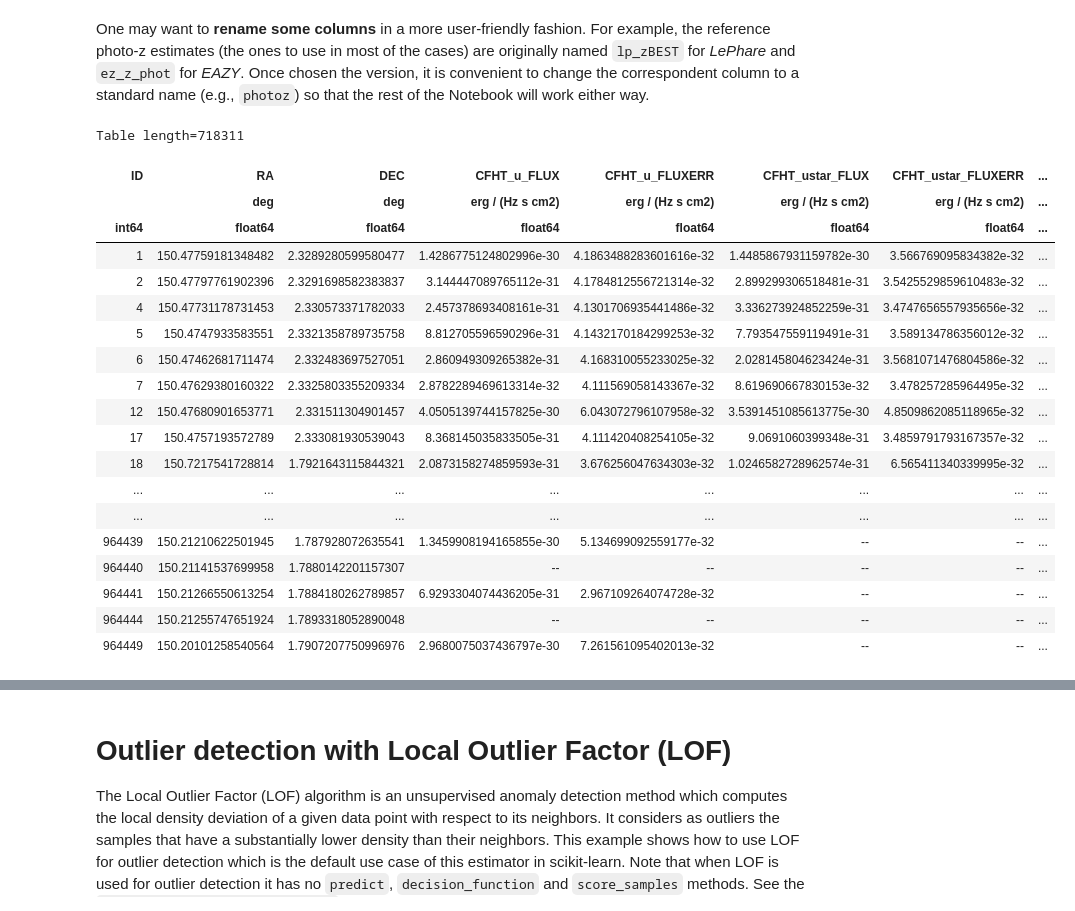
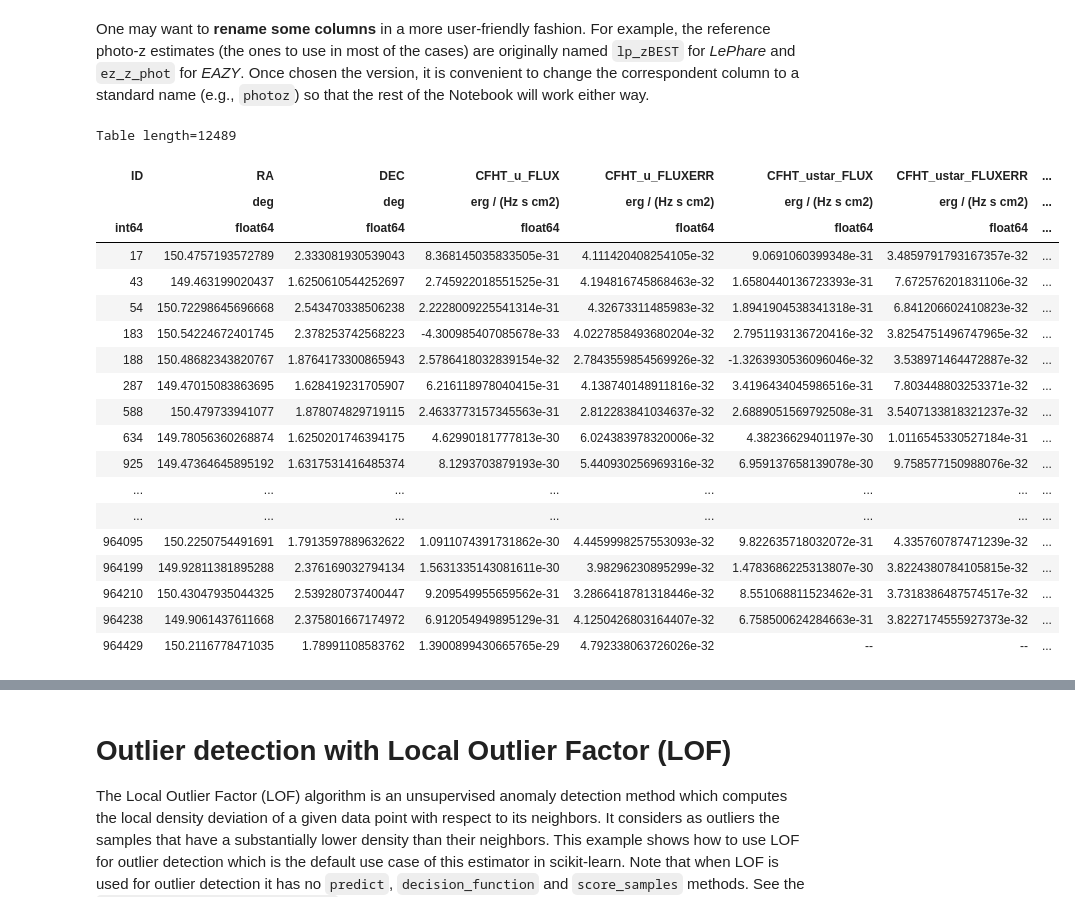
Before and after one commit to Glaferg/N3-2024, a Jupyter notebook: cosmos2020-readcat/COSMOS2024_gabesversion.ipynb, the cells around one changed output, grey strips where cells are left out. Cells and saved outputs as stored; diff of their text form; code cells hidden in the pictures.

```diff
--- a/cosmos2020-readcat/COSMOS2024_gabesversion.ipynb
+++ b/cosmos2020-readcat/COSMOS2024_gabesversion.ipynb
@@ -277,26 +277,27 @@ cat.rename_column('DELTA_J2000','DEC')
 # Save the re-formatted table as a FITS file.
 cat.write(dir_out+'COSMOS2020_{}_processed.fits'.format(catversion),overwrite=True)
 # %%
-searchfield = cat[cat['photoz']>=0]
+# searchfield = cat[(cat['photoz']<=0.6) && ([cat['photoz'] >= 0.5])]
+searchfield = cat[(cat['photoz']<=0.6) & (cat['photoz']>=0.55667)]
 searchfield
 # %% [output]
-Table length=718311
+Table length=12489
 | ID | RA | DEC | CFHT_u_FLUX | CFHT_u_FLUXERR | CFHT_ustar_FLUX | CFHT_ustar_FLUXERR | ... |
 |  | deg | deg | erg / (Hz s cm2) | erg / (Hz s cm2) | erg / (Hz s cm2) | erg / (Hz s cm2) | ... |
 | int64 | float64 | float64 | float64 | float64 | float64 | float64 | ... |
-| 1 | 150.47759181348482 | 2.3289280599580477 | 1.4286775124802996e-30 | 4.1863488283601616e-32 | 1.4485867931159782e-30 | 3.566769095834382e-32 | ... |
-| 2 | 150.47797761902396 | 2.3291698582383837 | 3.144447089765112e-31 | 4.1784812556721314e-32 | 2.899299306518481e-31 | 3.5425529859610483e-32 | ... |
-| 4 | 150.47731178731453 | 2.330573371782033 | 2.457378693408161e-31 | 4.1301706935441486e-32 | 3.336273924852259e-31 | 3.4747656557935656e-32 | ... |
-| 5 | 150.4747933583551 | 2.3321358789735758 | 8.812705596590296e-31 | 4.1432170184299253e-32 | 7.793547559119491e-31 | 3.589134786356012e-32 | ... |
-| 6 | 150.47462681711474 | 2.332483697527051 | 2.860949309265382e-31 | 4.168310055233025e-32 | 2.028145804623424e-31 | 3.5681071476804586e-32 | ... |
-| 7 | 150.47629380160322 | 2.3325803355209334 | 2.8782289469613314e-32 | 4.111569058143367e-32 | 8.619690667830153e-32 | 3.478257285964495e-32 | ... |
-| 12 | 150.47680901653771 | 2.331511304901457 | 4.0505139744157825e-30 | 6.043072796107958e-32 | 3.5391451085613775e-30 | 4.8509862085118965e-32 | ... |
 | 17 | 150.4757193572789 | 2.333081930539043 | 8.368145035833505e-31 | 4.111420408254105e-32 | 9.0691060399348e-31 | 3.4859791793167357e-32 | ... |
-| 18 | 150.7217541728814 | 1.7921643115844321 | 2.0873158274859593e-31 | 3.676256047634303e-32 | 1.0246582728962574e-31 | 6.565411340339995e-32 | ... |
+| 43 | 149.463199020437 | 1.6250610544252697 | 2.745922018551525e-31 | 4.194816745868463e-32 | 1.6580440136723393e-31 | 7.672576201831106e-32 | ... |
+| 54 | 150.72298645696668 | 2.543470338506238 | 2.2228009225541314e-31 | 4.32673311485983e-32 | 1.8941904538341318e-31 | 6.841206602410823e-32 | ... |
+| 183 | 150.54224672401745 | 2.378253742568223 | -4.300985407085678e-33 | 4.0227858493680204e-32 | 2.7951193136720416e-32 | 3.8254751496747965e-32 | ... |
+| 188 | 150.48682343820767 | 1.8764173300865943 | 2.5786418032839154e-32 | 2.7843559854569926e-32 | -1.3263930536096046e-32 | 3.538971464472887e-32 | ... |
+| 287 | 149.47015083863695 | 1.628419231705907 | 6.216118978040415e-31 | 4.138740148911816e-32 | 3.4196434045986516e-31 | 7.803448803253371e-32 | ... |
+| 588 | 150.479733941077 | 1.878074829719115 | 2.4633773157345563e-31 | 2.812283841034637e-32 | 2.6889051569792508e-31 | 3.5407133818321237e-32 | ... |
+| 634 | 149.78056360268874 | 1.6250201746394175 | 4.62990181777813e-30 | 6.024383978320006e-32 | 4.38236629401197e-30 | 1.0116545330527184e-31 | ... |
+| 925 | 149.47364645895192 | 1.6317531416485374 | 8.1293703879193e-30 | 5.440930256969316e-32 | 6.959137658139078e-30 | 9.758577150988076e-32 | ... |
 | ... | ... | ... | ... | ... | ... | ... | ... |
 | ... | ... | ... | ... | ... | ... | ... | ... |
-| 964439 | 150.21210622501945 | 1.787928072635541 | 1.3459908194165855e-30 | 5.134699092559177e-32 | -- | -- | ... |
-| 964440 | 150.21141537699958 | 1.7880142201157307 | -- | -- | -- | -- | ... |
-| 964441 | 150.21266550613254 | 1.7884180262789857 | 6.9293304074436205e-31 | 2.967109264074728e-32 | -- | -- | ... |
-| 964444 | 150.21255747651924 | 1.7893318052890048 | -- | -- | -- | -- | ... |
-| 964449 | 150.20101258540564 | 1.7907207750996976 | 2.9680075037436797e-30 | 7.261561095402013e-32 | -- | -- | ... |
+| 964095 | 150.2250754491691 | 1.7913597889632622 | 1.0911074391731862e-30 | 4.4459998257553093e-32 | 9.822635718032072e-31 | 4.335760787471239e-32 | ... |
+| 964199 | 149.92811381895288 | 2.376169032794134 | 1.5631335143081611e-30 | 3.98296230895299e-32 | 1.4783686225313807e-30 | 3.8224380784105815e-32 | ... |
+| 964210 | 150.43047935044325 | 2.539280737400447 | 9.209549955659562e-31 | 3.2866418781318446e-32 | 8.551068811523462e-31 | 3.7318386487574517e-32 | ... |
+| 964238 | 149.9061437611668 | 2.375801667174972 | 6.912054949895129e-31 | 4.1250426803164407e-32 | 6.758500624284663e-31 | 3.8227174555927373e-32 | ... |
+| 964429 | 150.2116778471035 | 1.78991108583762 | 1.3900899430665765e-29 | 4.792338063726026e-32 | -- | -- | ... |
```
Also changed, not shown: parts of 9 cells of this notebook.
